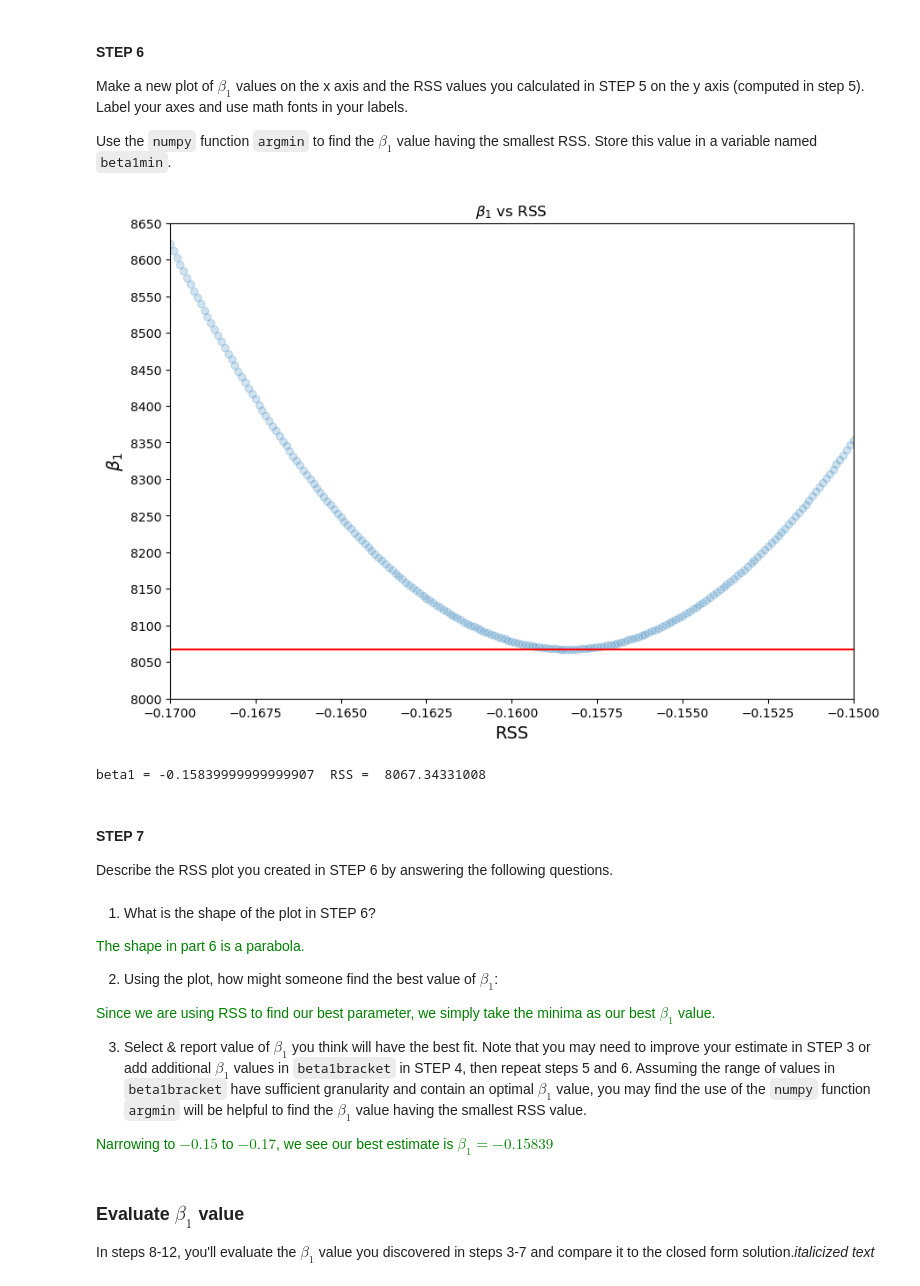
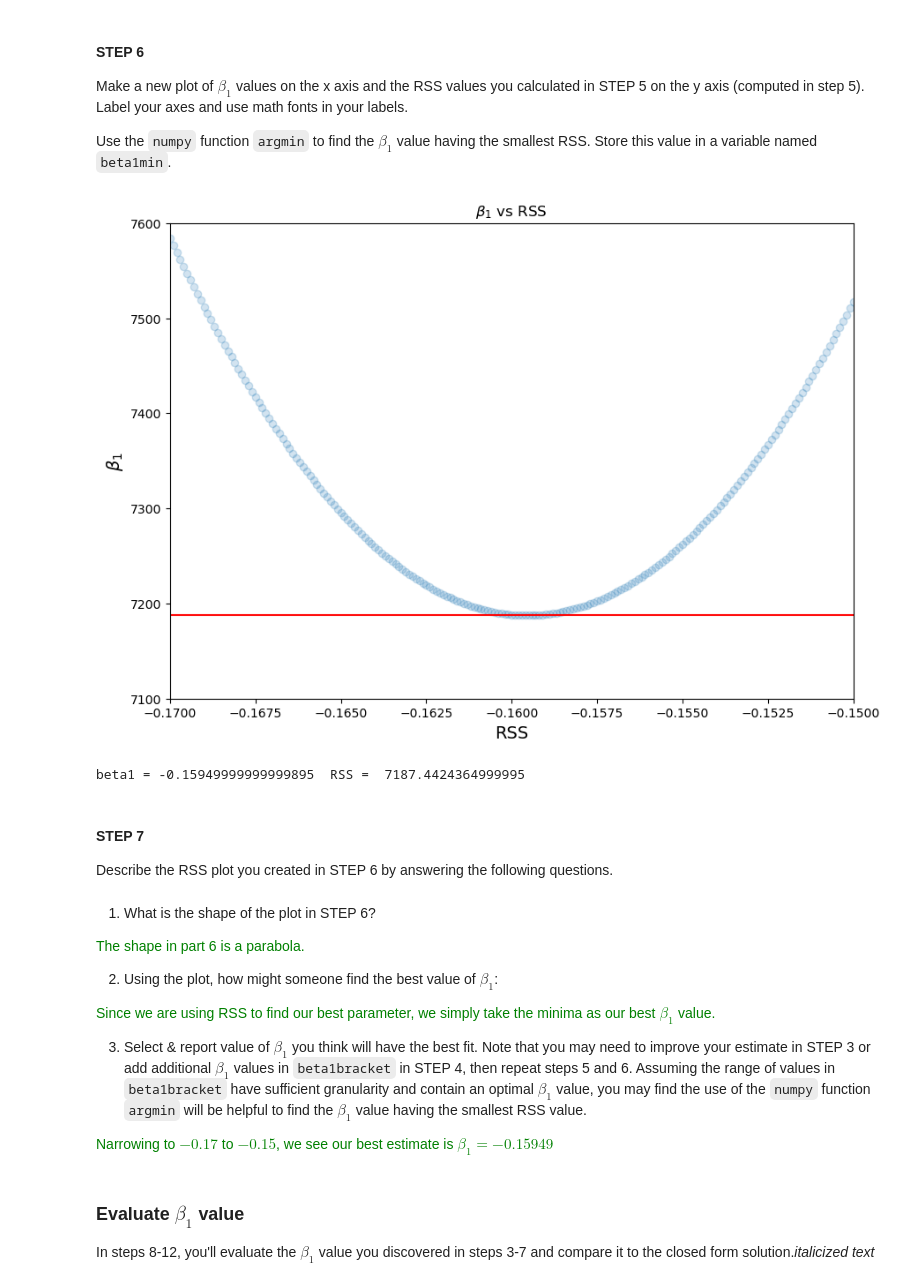
Before and after one commit to TheCodeheadMT/623-SML, a Jupyter notebook: HW2_TODD_MICHAEL (1).ipynb, the cells around one changed output. Drawn from its saved outputs; the diff is of its cells as text; code cells hidden in the pictures.

```diff
--- a/HW2_TODD_MICHAEL (1).ipynb
+++ b/HW2_TODD_MICHAEL (1).ipynb
@@ -118,7 +118,7 @@ Split the test and training dataset such that the training set contains 75% of t
 #STUDENT CODE - insert code to load auto.csv using pandas and preprocess it (handle missing values)
 # store your data in a dataframe called 'data'
 
-random_state = 42  #for reproducability during train_test_split
+rand_seed = 0  #for reproducability during train_test_split
 
 ### ------------  STUDENT CODE HERE----------------
 #load data into pandas dataframe
@@ -146,7 +146,7 @@ if raw_cnt > data.shape[0]:
 data['horsepower'] = data['horsepower'].astype(np.int64)
 
 #split data into training (75%) and test (15%)
-(train_df, test_df) = train_test_split(data, test_size=0.15, random_state=0)
+(train_df, test_df) = train_test_split(data, test_size=0.25, random_state=rand_seed)
 
 
 
@@ -456,38 +491,42 @@ beta1min = None #placeholder
 # get min coefficnect and value
 beta1min = beta1bracket[np.argmin(rssbeta1)]
 beta1val = rssbeta1[np.argmin(rssbeta1)]
+beta1max = beta1bracket[np.argmax(rssbeta1)]
+beta1valmax = rssbeta1[np.argmax(rssbeta1)]
+
+beta1bracket_min = np.argmin(beta1bracket)
+beta1bracket_max = np.argmax(beta1bracket)
 
 # set figure size
 plt.figure(figsize=(10,7))
 
 # build plot
 beta1_rss_plt = plt.scatter(beta1bracket, rssbeta1, alpha=0.2)
 
 # add line to indicate lowest value
 plt.axhline(y = beta1val, color = 'r', linestyle = '-')
 
 # set title and labels
 plt.title(r'$\beta_1$ vs RSS')
 plt.ylabel(r'$\beta_1$', fontsize=14)
 plt.xlabel("RSS", fontsize=14)
 
 # set axis details
-plt.xlim([-0.17, -0.15])
-plt.ylim([8000,8650])
-plt.yticks(np.linspace(8000,8650,14))
+plt.xlim([-.17, -.15])
+plt.ylim([7100, 7600])
 
 # show plot
 plt.show()
 
 # print for effect
 print("beta1 =", beta1min, " RSS = ", beta1val)
 
 ### ------------ END STUDENT CODE HERE----------------
 
 STEP_06_COMPLETE = True
 # %% [output]
-[figure, old version]
+[figure, new version]
-beta1 = -0.15839999999999907  RSS =  8067.34331008
+beta1 = -0.15949999999999895  RSS =  7187.4424364999995
 # %% [markdown]
 #### STEP 7
 
@@ -505,7 +544,7 @@ Describe the RSS plot you created in STEP 6 by answering the following questions
 
 3. Select & report value of $\beta_1$ you think will have the best fit. Note that you may need to improve your estimate in STEP 3 or add additional $\beta_1$ values in `beta1bracket` in STEP 4, then repeat steps 5 and 6. Assuming the range of values in `beta1bracket` have sufficient granularity and contain an optimal $\beta_1$ value, you may find the use of the `numpy` function `argmin` will be helpful to find the $\beta_1$ value having the smallest RSS value.
 
-  <font color='green'> Narrowing to $-0.15$ to $-0.17$, we see our best estimate is $\beta_1 = -0.15839$ </font>
+  <font color='green'> Narrowing to $-0.17$ to $-0.15$, we see our best estimate is $\beta_1 = -0.15949$ </font>
 # %%
 STEP_07_COMPLETE = True
 # %% [markdown]
```
Also changed, not shown: parts of 14 cells of this notebook.
